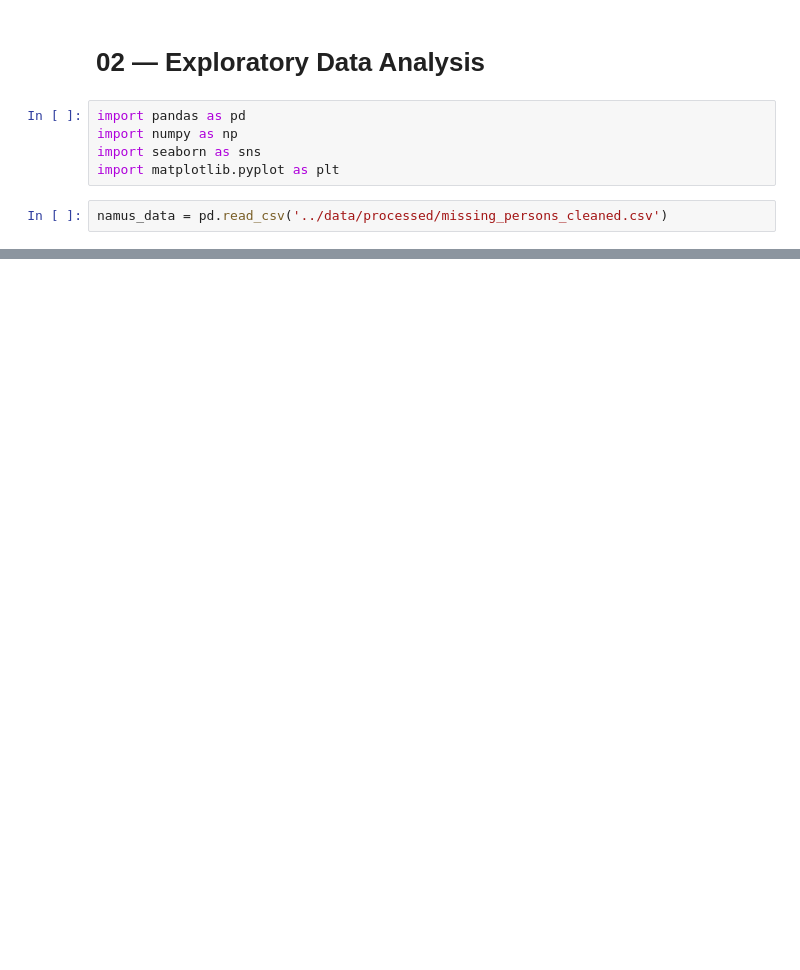
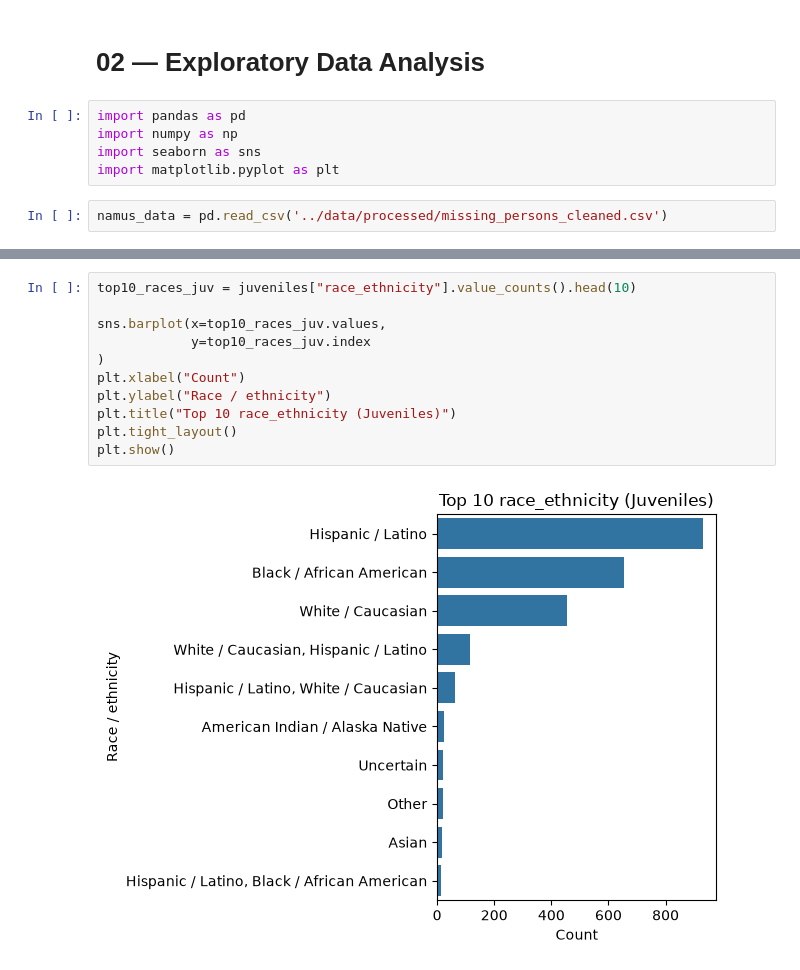
Before and after one commit to BradyHerwig/NamUs_Missing, a Jupyter notebook: notebooks/02_eda.ipynb, the cells around one changed output, grey strips where cells are left out. Drawn from its saved outputs; the diff is of its cells as text; blank space fills up the shorter version.

```diff
--- a/notebooks/02_eda.ipynb
+++ b/notebooks/02_eda.ipynb
@@ -24,0 +87,13 @@ namus_data.describe(include='all')
+# %%
+top10_races_juv = juveniles["race_ethnicity"].value_counts().head(10)
+
+sns.barplot(x=top10_races_juv.values,
+            y=top10_races_juv.index
+)
+plt.xlabel("Count")
+plt.ylabel("Race / ethnicity")
+plt.title("Top 10 race_ethnicity (Juveniles)")
+plt.tight_layout()
+plt.show()
+# %% [output]
+[figure, added]
```
Also changed, not shown: parts of 12 cells of this notebook.
